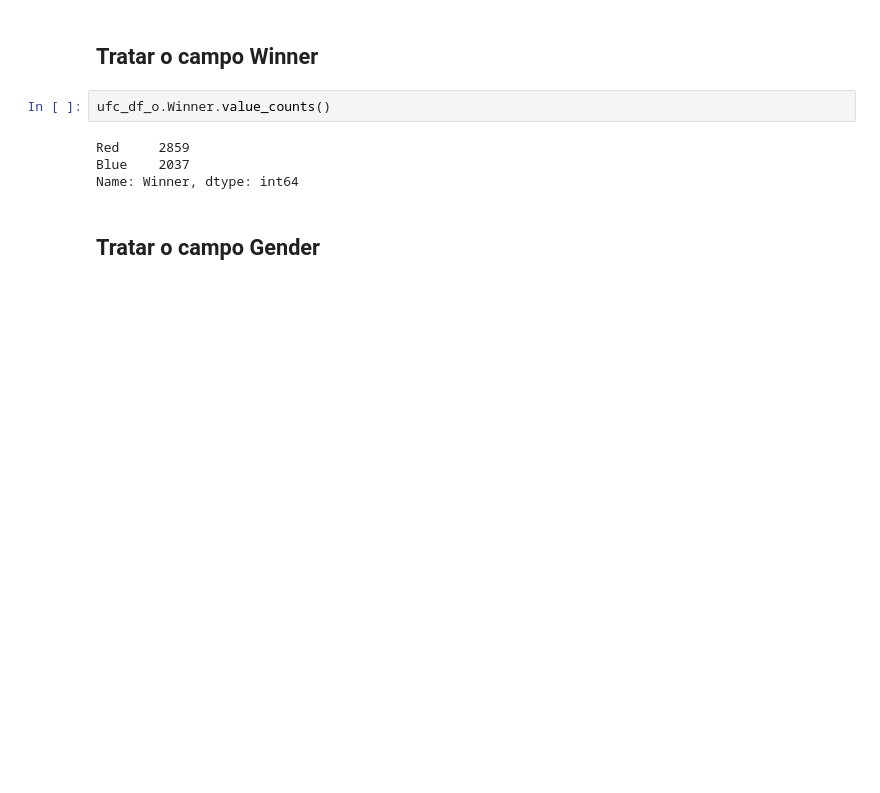
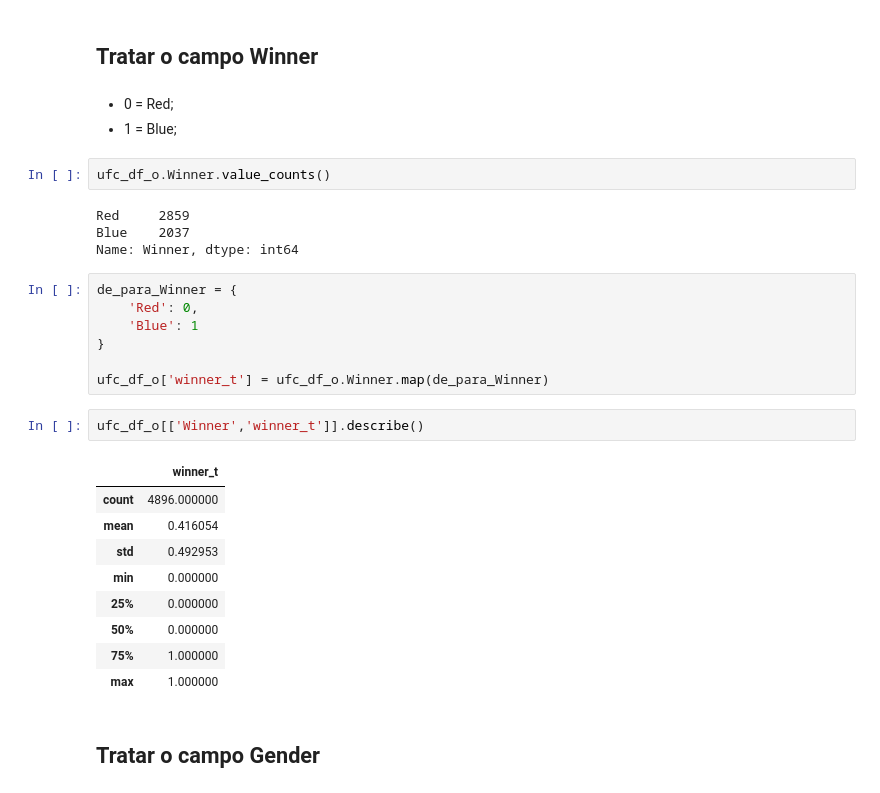
Before and after one commit to OseiasBeu/fight_project, a Jupyter notebook: ufc_project.ipynb, the cells around one changed output. Saved outputs shown, nothing was run; the diff lists cells and outputs as text; blank space fills up the shorter version.

```diff
--- a/ufc_project.ipynb
+++ b/ufc_project.ipynb
@@ -124,12 +150,34 @@ Index(['R_fighter', 'B_fighter', 'date', 'location', 'country', 'Winner',
       dtype='object')
 # %% [markdown]
 ## Tratar o campo Winner
+# %% [markdown]
+- 0 = Red;
+- 1 = Blue;
 # %%
 ufc_df_o.Winner.value_counts()
 # %% [output]
 Red     2859
 Blue    2037
 Name: Winner, dtype: int64
+# %%
+de_para_Winner = {
+    'Red': 0,
+    'Blue': 1
+}
+
+ufc_df_o['winner_t'] = ufc_df_o.Winner.map(de_para_Winner)
+# %%
+ufc_df_o[['Winner','winner_t']].describe()
+# %% [output]
+|  | winner_t |
+| count | 4896.000000 |
+| mean | 0.416054 |
+| std | 0.492953 |
+| min | 0.000000 |
+| 25% | 0.000000 |
+| 50% | 0.000000 |
+| 75% | 1.000000 |
+| max | 1.000000 |
 # %% [markdown]
 ## Tratar o campo Gender
 # %%
```
Also changed, not shown: parts of 23 cells of this notebook.
